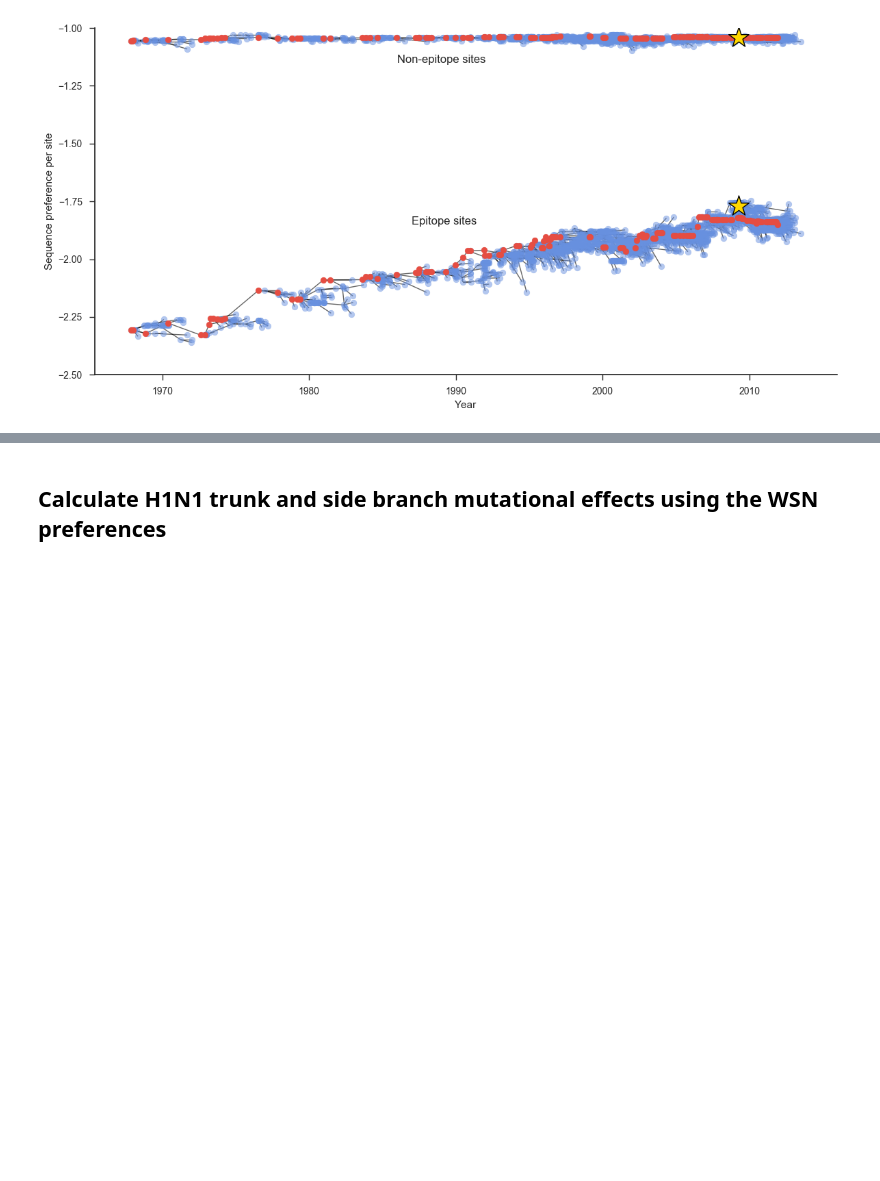
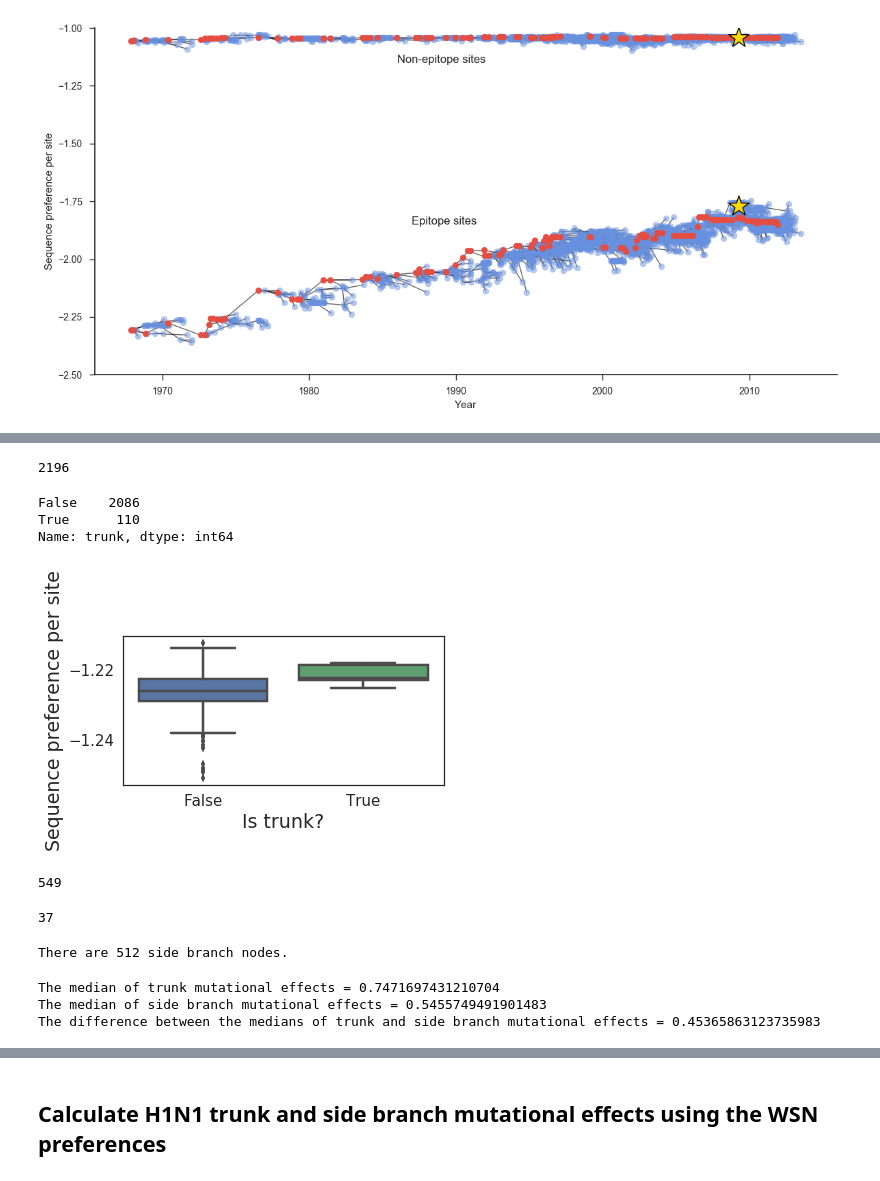
Before and after one commit to jbloomlab/Perth2009-DMS-Manuscript, a Jupyter notebook: analysis_code/Perth2009_DMS_analysis.ipynb, the cells around one changed output, grey strips where cells are left out. Drawn from its saved outputs; the diff is of its cells as text; code cells hidden in the pictures; blank space fills up the shorter version.

Commit message:
Add analyses of post-Perth2009 nodes

```diff
--- a/analysis_code/Perth2009_DMS_analysis.ipynb
+++ b/analysis_code/Perth2009_DMS_analysis.ipynb
@@ -2020,0 +2030,15 @@ plt.show()
+# %%
+# Prune all nodes in the corresponding child clades of that MRCA containing Perth.
+trunk_clades = [clade for clade in perth_mrca.clades if clade.is_trunk]
+perth_mrca.clades = trunk_clades
+# %%
+nodes_prior_to_perth = []
+for node in tree.find_clades():
+    if node == perth_mrca:
+        break
+
+    nodes_prior_to_perth.append(node)
+# %%
+len(nodes_prior_to_perth)
+# %% [output]
+2196
@@ -2020,0 +2048,38 @@ plt.show()
+# %%
+prior_to_perth_preferences_df["trunk"].value_counts()
+# %% [output]
+False    2086
+True      110
+Name: trunk, dtype: int64
+# %%
+perth_mrca_resolved_nodes = list(set(list(perth_mrca.find_clades())) - set(unresolved_nodes))
+# %%
+perth_mrca_preferences_df = pd.DataFrame([{"trunk": node.is_trunk, "preference": node.attr["tol"] / 566}
+                                          for node in perth_mrca_resolved_nodes])
+# %%
+ax = sns.boxplot(x="trunk", y="preference", data=perth_mrca_preferences_df)
+ax.set_xlabel("Is trunk?")
+ax.set_ylabel("Sequence preference per site")
+plt.tight_layout()
+plt.show()
+# %% [output]
+[figure, added]
+# %%
+len(perth_mrca_resolved_nodes)
+# %% [output]
+549
+# %%
+perth_mrca_trunk_path = [node for node in perth_mrca_resolved_nodes
+              if node.is_trunk]
+len(perth_mrca_trunk_path)
+# %% [output]
+37
+# %%
+# Find all nodes that are not on the trunk. These are
+# side branch nodes.
+perth_mrca_side_branch_nodes = [node for node in perth_mrca_resolved_nodes
+                     if not node.is_trunk and node not in unresolved_nodes]
+
+print ('There are {0} side branch nodes.'.format(len(perth_mrca_side_branch_nodes)))
+# %% [output]
+There are 512 side branch nodes.
@@ -2020,0 +2098,12 @@ plt.show()
+# %%
+print ('The median of trunk mutational effects = {0}'.format(np.median(perth_mrca_trunk_muts_effects)))
+print ('The median of side branch mutational effects = {0}'.format(np.median(perth_mrca_side_muts_effects)))
+
+perthmrca_med_diff = np.log2(np.median(perth_mrca_trunk_muts_effects)) - np.log2(np.median(perth_mrca_side_muts_effects))
+
+print ('The difference between the medians of \
+trunk and side branch mutational effects = {0}'.format(perthmrca_med_diff))
+# %% [output]
+The median of trunk mutational effects = 0.7471697431210704
+The median of side branch mutational effects = 0.5455749491901483
+The difference between the medians of trunk and side branch mutational effects = 0.45365863123735983
```
Also changed, not shown: parts of 13 cells of this notebook.
